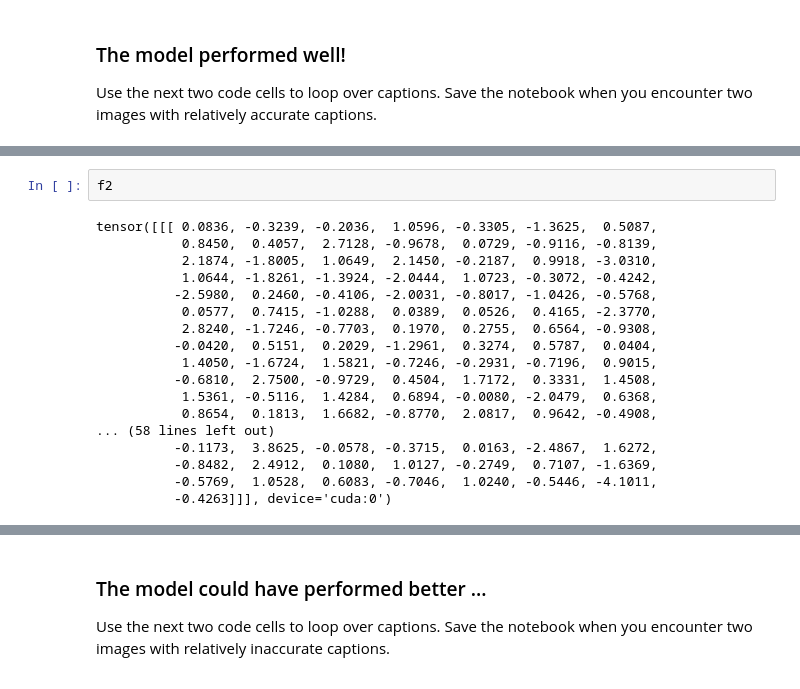
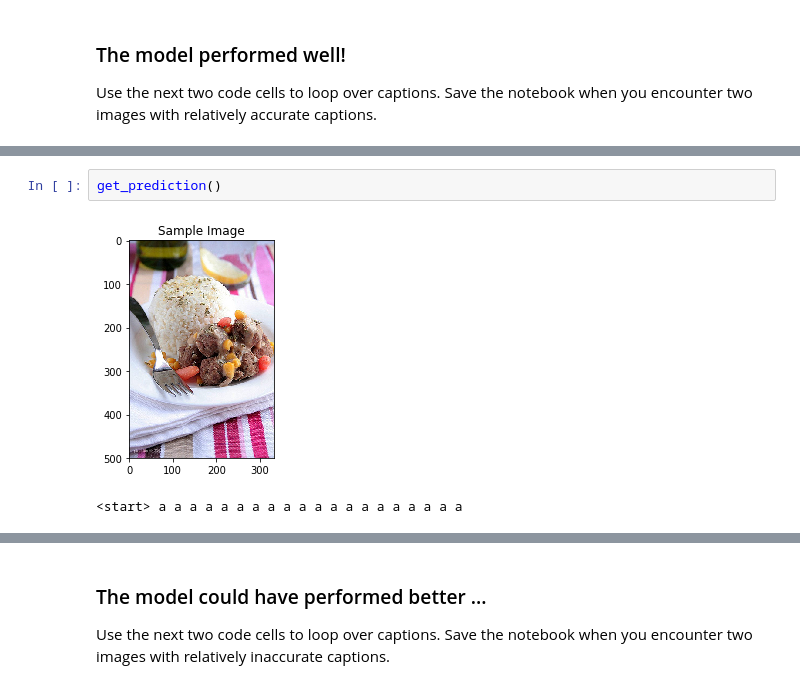
Before and after one commit to nabhanabdulla/CVND---Image-Captioning-Project, a Jupyter notebook: 3_Inference.ipynb, the cells around one changed output, grey strips where cells are left out. Saved outputs shown, nothing was run; the diff lists cells and outputs as text.

```diff
--- a/3_Inference.ipynb
+++ b/3_Inference.ipynb
@@ -263,23 +207,8 @@ f2 = get_prediction()
-# %%
-f2
-# %% [output]
-tensor([[[ 0.0836, -0.3239, -0.2036,  1.0596, -0.3305, -1.3625,  0.5087,
-           0.8450,  0.4057,  2.7128, -0.9678,  0.0729, -0.9116, -0.8139,
-           2.1874, -1.8005,  1.0649,  2.1450, -0.2187,  0.9918, -3.0310,
-           1.0644, -1.8261, -1.3924, -2.0444,  1.0723, -0.3072, -0.4242,
-          -2.5980,  0.2460, -0.4106, -2.0031, -0.8017, -1.0426, -0.5768,
-           0.0577,  0.7415, -1.0288,  0.0389,  0.0526,  0.4165, -2.3770,
-           2.8240, -1.7246, -0.7703,  0.1970,  0.2755,  0.6564, -0.9308,
-          -0.0420,  0.5151,  0.2029, -1.2961,  0.3274,  0.5787,  0.0404,
-           1.4050, -1.6724,  1.5821, -0.7246, -0.2931, -0.7196,  0.9015,
-          -0.6810,  2.7500, -0.9729,  0.4504,  1.7172,  0.3331,  1.4508,
-           1.5361, -0.5116,  1.4284,  0.6894, -0.0080, -2.0479,  0.6368,
-           0.8654,  0.1813,  1.6682, -0.8770,  2.0817,  0.9642, -0.4908,
-... (58 lines left out)
-          -0.1173,  3.8625, -0.0578, -0.3715,  0.0163, -2.4867,  1.6272,
-          -0.8482,  2.4912,  0.1080,  1.0127, -0.2749,  0.7107, -1.6369,
-          -0.5769,  1.0528,  0.6083, -0.7046,  1.0240, -0.5446, -4.1011,
-          -0.4263]]], device='cuda:0')
+# %%
+get_prediction()
+# %% [output]
+[figure, added]
+<start> a a a a a a a a a a a a a a a a a a a a
 # %%
 get_prediction()
 # %% [output]
```
Also changed, not shown: parts of 12 cells of this notebook.
